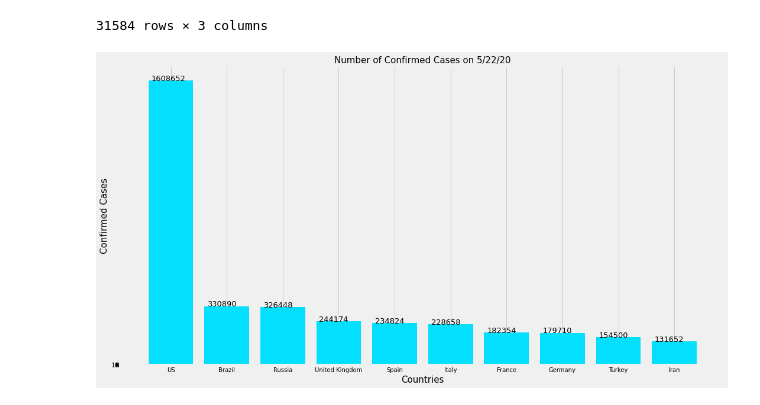
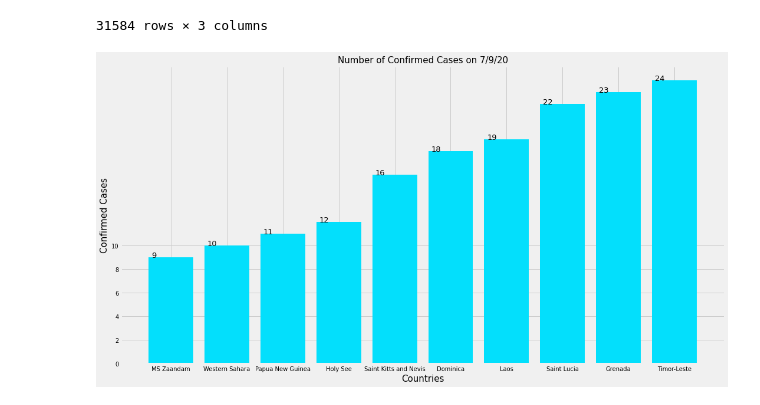
Before and after one commit to SUPREME-CODER/COVID-19-DASHBOARD, a Jupyter notebook: COVID DATA ANALYSIS.ipynb, the cells around one changed output. Drawn from its saved outputs; the diff is of its cells as text; code cells hidden in the pictures.

```diff
--- a/COVID DATA ANALYSIS.ipynb
+++ b/COVID DATA ANALYSIS.ipynb
@@ -186,7 +187,7 @@ def num_cases_on_a_given_date_country_wise(data, given_date, type_of_case, ascen
     for index, data in enumerate(case_counts):
         mp.text(x = index - 0.35, y = data, s = f'{data}', fontdict = dict(fontsize = 13))
 # %%
-num_cases_on_a_given_date_country_wise(confirmed_data, '5/22/20', 'Confirmed')
+num_cases_on_a_given_date_country_wise(confirmed_data, '7/9/20', 'Confirmed', ascending = True)
 # %% [output]
-[figure, old version]
+[figure, new version]
 # %%
```
Also changed, not shown: parts of 17 cells of this notebook.
